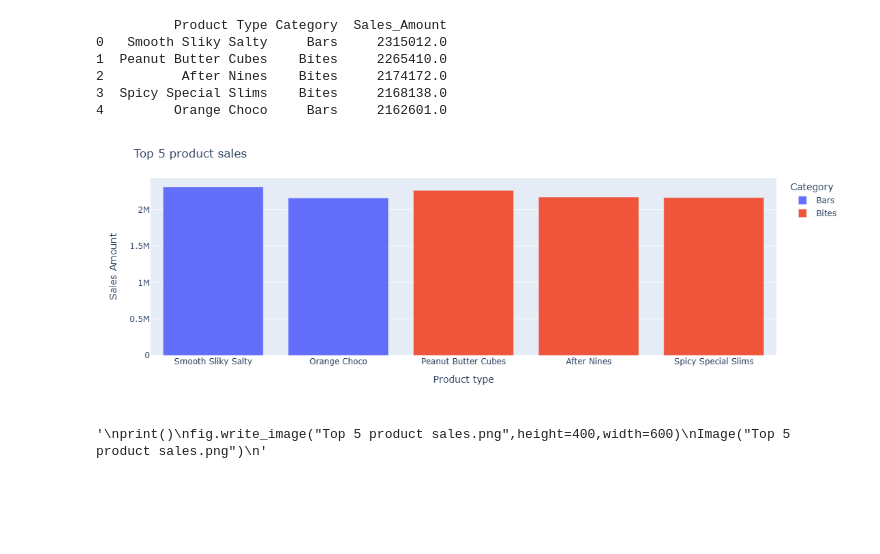
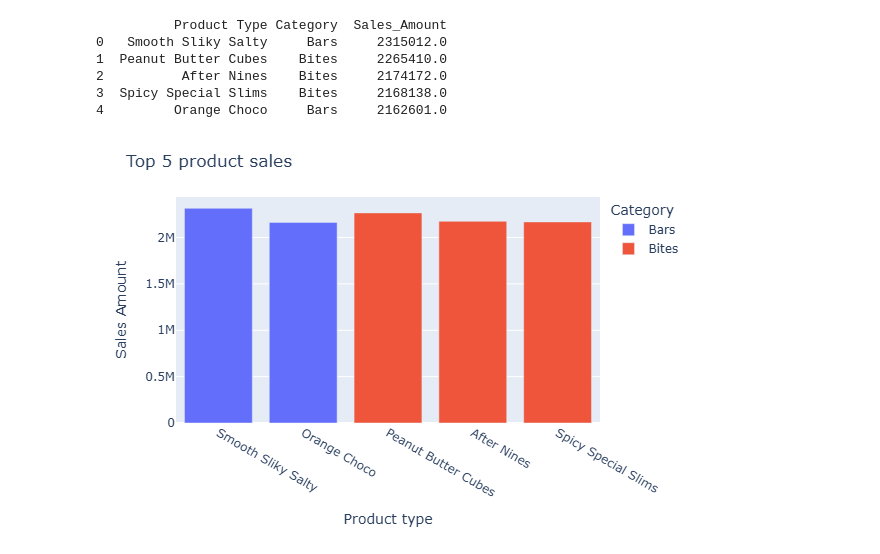
Before and after one commit to Lenida-Daniels/Sales-Analysis, a Jupyter notebook: sales_analysis.ipynb, the cells around one changed output. Drawn from its saved outputs; the diff is of its cells as text; code cells hidden in the pictures; blank space fills up the shorter version.

Commit message:
Updated notebook with static plotly visualizations

```diff
--- a/sales_analysis.ipynb
+++ b/sales_analysis.ipynb
@@ -1139,5 +1118,5 @@ Image("Top 5 product sales.png")
 # %%
-product_category_sales=df.groupby(["Product Type","Category"])["Sales_Amount"].sum().sort_values(ascending=False).head(5).reset_index()
+product_category_sales=df.groupby(["Product Type","Category"])["Sales_Amount"].sum().sort_values(ascending=False).reset_index().head(5)
 print(product_category_sales)
 # %% [output]
           Product Type Category  Sales_Amount
@@ -1149,23 +1128,21 @@ print(product_category_sales)
 # %%
 fig=px.bar(
     product_category_sales,
     x="Product Type",
     y="Sales_Amount",
     color="Category"
 )
 fig.update_layout(
     width=600,
     height=400,
     title="Top 5 product sales",
     xaxis_title="Product type",
     yaxis_title="Sales Amount"
 )
-fig.show()
-"""
+#fig.show()
+
 print()
 fig.write_image("Top 5 product sales.png",height=400,width=600)
 Image("Top 5 product sales.png")
-"""
 # %% [output]
-[figure, old version]
+[figure, new version]
-'\nprint()\nfig.write_image("Top 5 product sales.png",height=400,width=600)\nImage("Top 5 product sales.png")\n'
```
Also changed, not shown: parts of 24 cells of this notebook.
